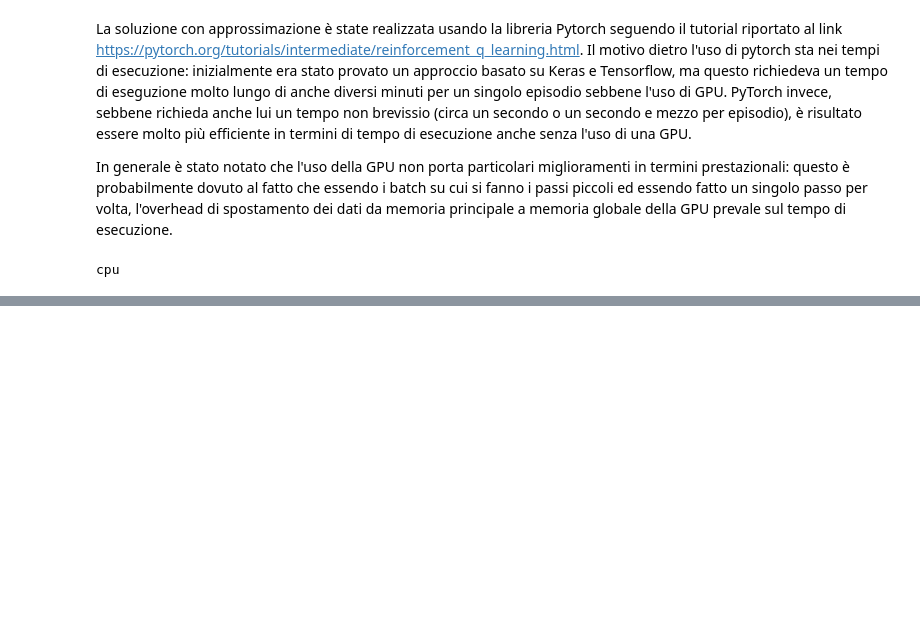
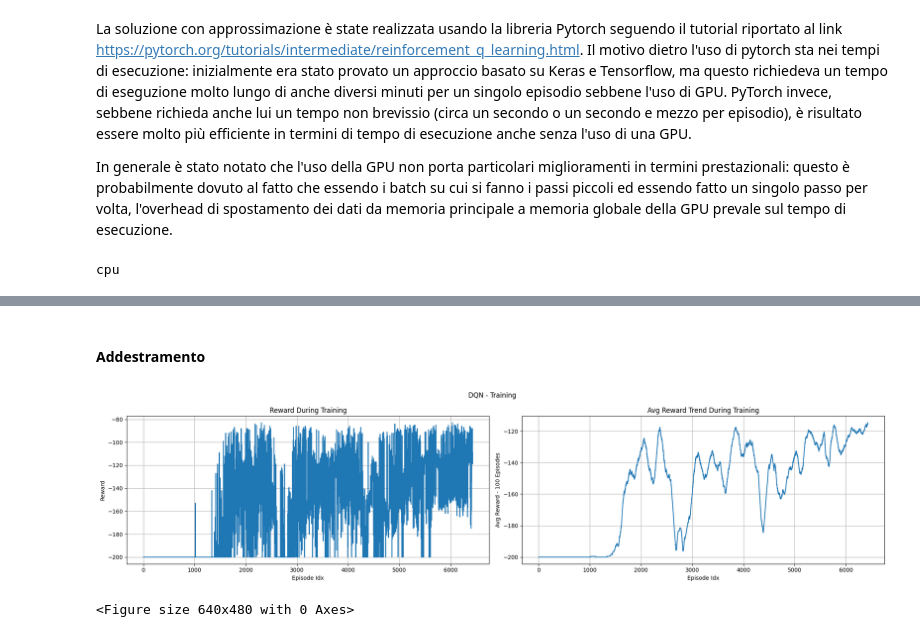
Before and after one commit to SimoneNicosanti/ML_Project, a Jupyter notebook: Project.ipynb, the cells around one changed output, grey strips where cells are left out. Saved outputs shown, nothing was run; the diff lists cells and outputs as text; code cells hidden in the pictures; blank space fills up the shorter version.

Commit message:
Finally manged to use stable-baseline3

```diff
--- a/Project.ipynb
+++ b/Project.ipynb
@@ -1001,0 +1043,2 @@ KeyboardInterrupt:
+# %% [markdown]
+#### Addestramento
@@ -1001,0 +1048,46 @@ KeyboardInterrupt:
+# %%
+if (os.path.exists(BEST_DQN_MONITOR_FILE_NAME) and os.path.exists(BEST_DQN_TRAINED_FILE_NAME)) :
+    with open(BEST_DQN_MONITOR_FILE_NAME, 'rb') as f:
+        monitor = pickle.load(f)
+    dqn = DQN.load(BEST_DQN_TRAINED_FILE_NAME)
+# %%
+env = gym.make(PROBLEM_NAME)
+env.reset(seed = TRAIN_SEED)
+env.action_space.seed(seed = TRAIN_SEED)
+
+monitor = Monitor(env)
+
+if (os.path.exists(BEST_DQN_MONITOR_FILE_NAME) and os.path.exists(BEST_DQN_TRAINED_FILE_NAME)) :
+    with open(BEST_DQN_MONITOR_FILE_NAME, 'rb') as f:
+        monitor = pickle.load(f)
+    dqn = DQN.load(BEST_DQN_TRAINED_FILE_NAME)
+
+else :
+    dqn = DQN(
+        "MlpPolicy",
+        env = monitor,
+        batch_size = 128,
+        exploration_final_eps = 0.07,
+        exploration_fraction = 0.2,
+        gamma = 0.98,
+        gradient_steps = 8,
+        learning_rate = 0.004,
+        learning_starts = 1000,
+        policy_kwargs = dict(net_arch = [256, 256], normalize_images = False),
+        target_update_interval = 600,
+        train_freq = 16
+    )
+    dqn.learn(total_timesteps = 200 * TRAIN_EPISODES, progress_bar = True)
+
+    with open(BEST_DQN_MONITOR_FILE_NAME, 'wb') as f:
+        pickle.dump(monitor, f)
+    dqn.save(BEST_DQN_TRAINED_FILE_NAME)
+# %%
+plotTrainTrend(
+    monitor.get_episode_rewards(),
+    len(monitor.get_episode_lengths()),
+    "DQN"
+)
+# %% [output]
+[figure, added]
+<Figure size 640x480 with 0 Axes>
```
Also changed, not shown: parts of 21 cells of this notebook, 7 other files.
